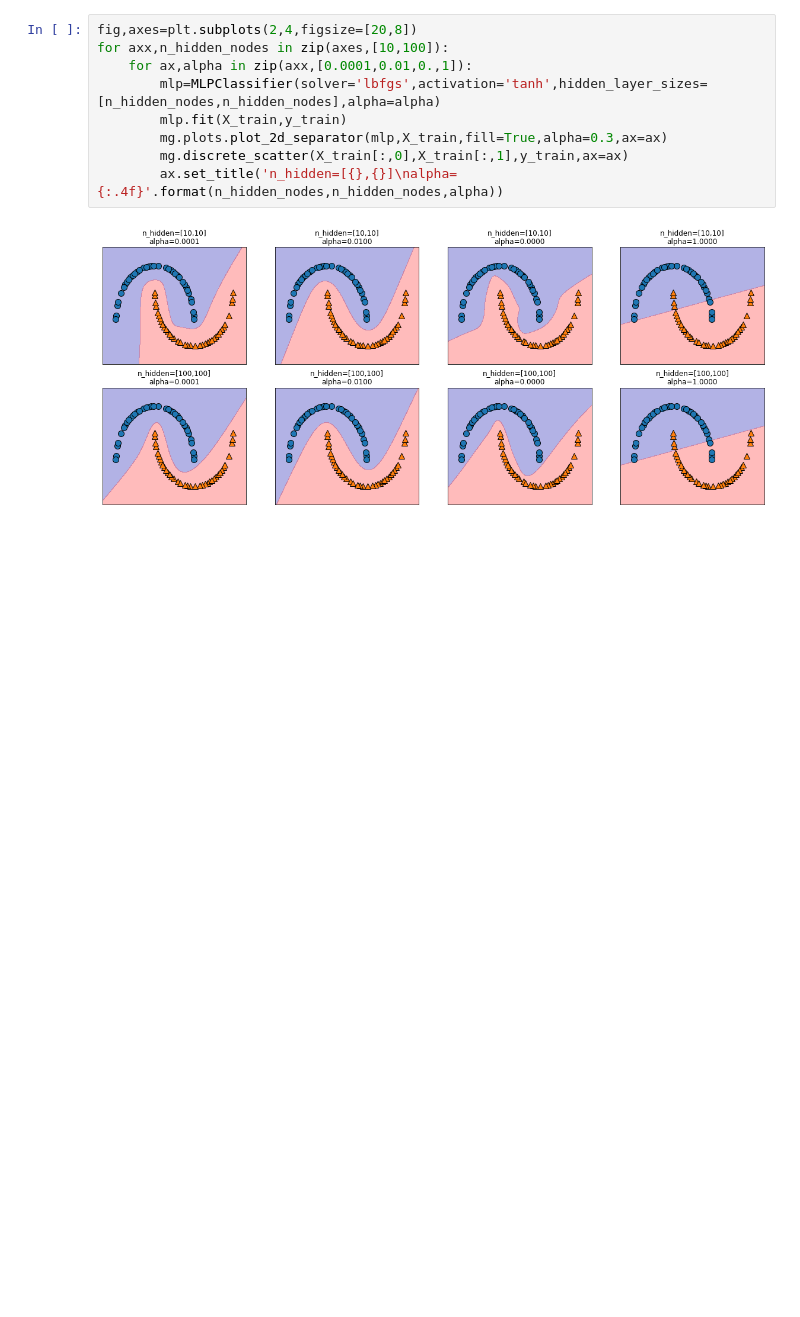
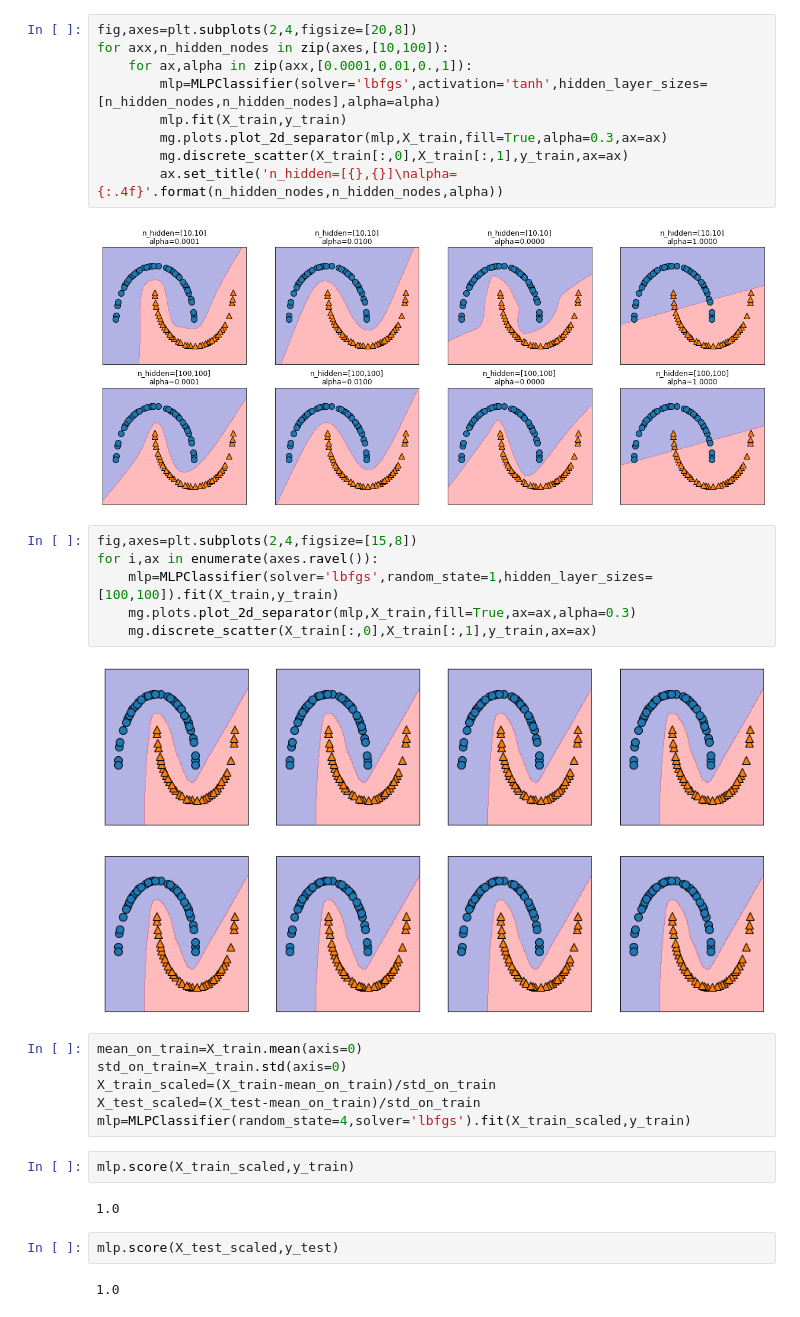
Before and after one commit to shashwatsaket46/PythonProjects, a Jupyter notebook: MachineLearningP.ipynb, the cells around one changed output. Saved outputs shown, nothing was run; the diff lists cells and outputs as text; blank space fills up the shorter version.

```diff
--- a/MachineLearningP.ipynb
+++ b/MachineLearningP.ipynb
@@ -578,3 +578,25 @@ for axx,n_hidden_nodes in zip(axes,[10,100]):
         ax.set_title('n_hidden=[{},{}]\nalpha={:.4f}'.format(n_hidden_nodes,n_hidden_nodes,alpha))
 # %% [output]
 [figure]
+# %%
+fig,axes=plt.subplots(2,4,figsize=[15,8])
+for i,ax in enumerate(axes.ravel()):
+    mlp=MLPClassifier(solver='lbfgs',random_state=1,hidden_layer_sizes=[100,100]).fit(X_train,y_train)
+    mg.plots.plot_2d_separator(mlp,X_train,fill=True,ax=ax,alpha=0.3)
+    mg.discrete_scatter(X_train[:,0],X_train[:,1],y_train,ax=ax)
+# %% [output]
+[figure, added]
+# %%
+mean_on_train=X_train.mean(axis=0)
+std_on_train=X_train.std(axis=0)
+X_train_scaled=(X_train-mean_on_train)/std_on_train
+X_test_scaled=(X_test-mean_on_train)/std_on_train
+mlp=MLPClassifier(random_state=4,solver='lbfgs').fit(X_train_scaled,y_train)
+# %%
+mlp.score(X_train_scaled,y_train)
+# %% [output]
+1.0
+# %%
+mlp.score(X_test_scaled,y_test)
+# %% [output]
+1.0
```
Also changed, not shown: parts of 1 cell of this notebook.
